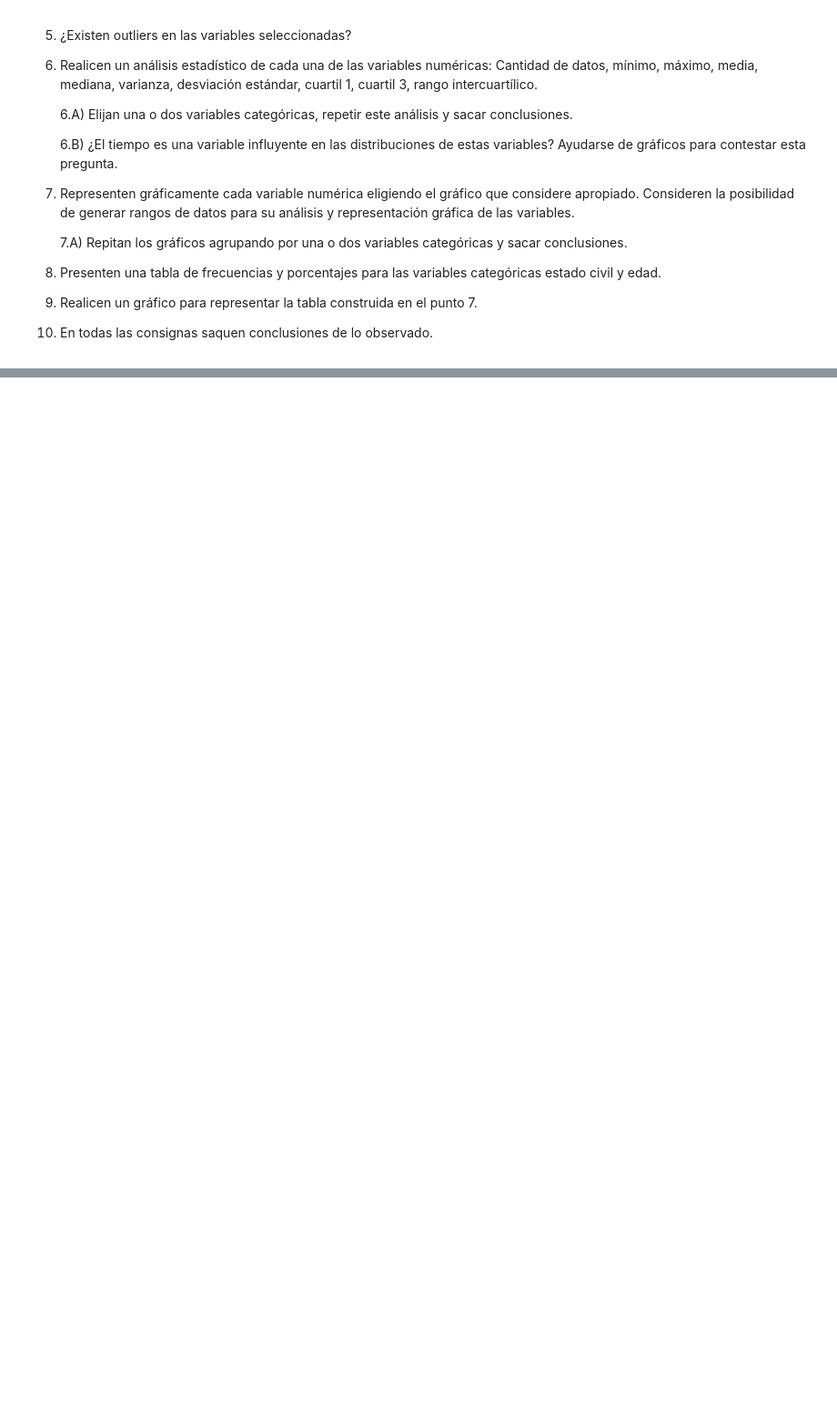
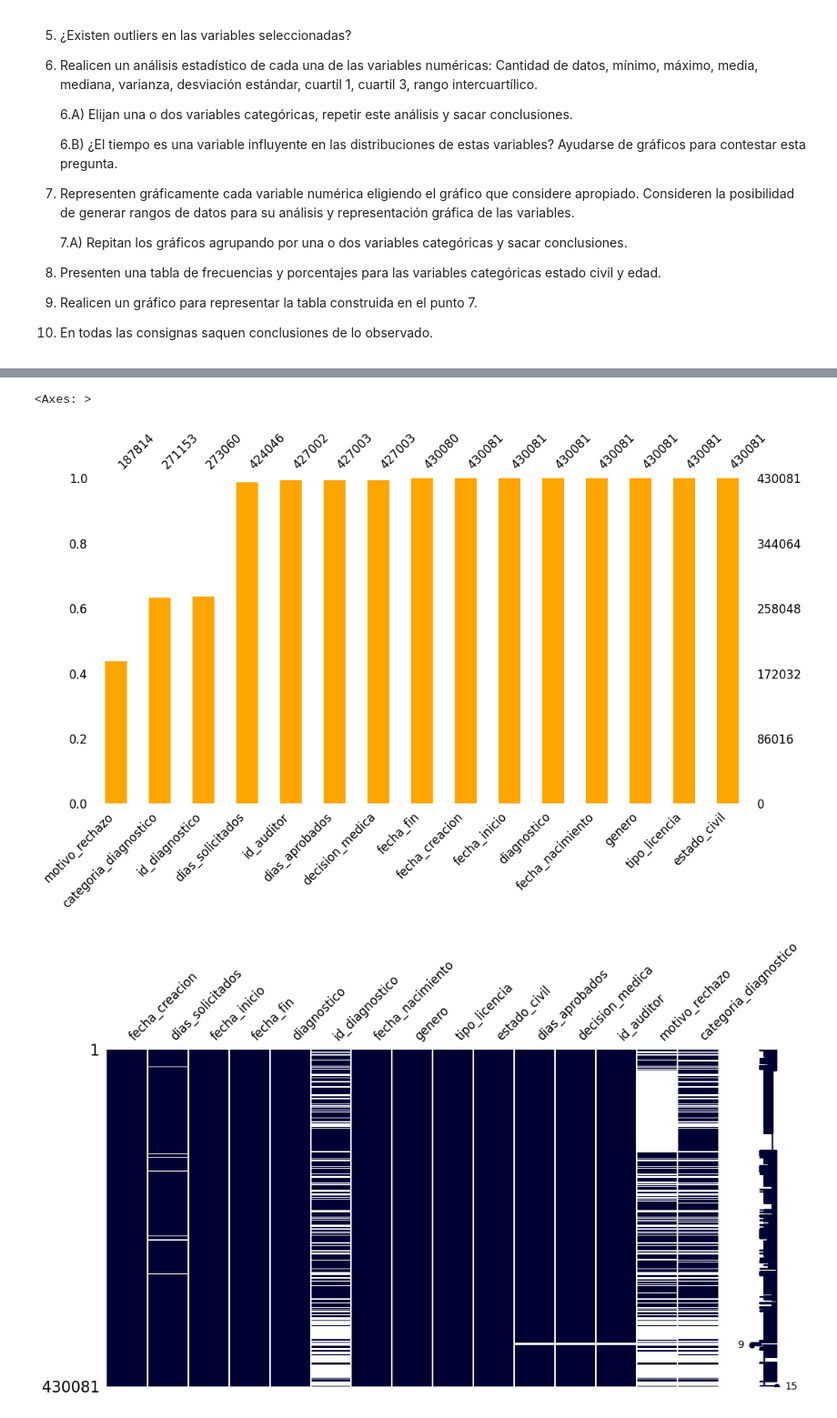
Before and after one commit to grabyc/diplodatos-mentoria, a Jupyter notebook: TP01/TP01_Consignas.ipynb, the cells around one changed output, grey strips where cells are left out. Shown at 91% size. Drawn from its saved outputs; the diff is of its cells as text; code cells hidden in the pictures; blank space fills up the shorter version.

```diff
--- a/TP01/TP01_Consignas.ipynb
+++ b/TP01/TP01_Consignas.ipynb
@@ -50,0 +69,7 @@ df.sort_values(by='fecha_creacion', ascending=True).head(5)
+# %%
+# se crea un dataset con las columnas relevantes
+relevant_columns = ['fecha_creacion', 'dias_solicitados', 'fecha_inicio', 'fecha_fin', 'diagnostico',
+                    'id_diagnostico', 'fecha_nacimiento', 'genero', 'tipo_licencia', 'estado_civil',
+                    'dias_aprobados', 'decision_medica', 'id_auditor', 'motivo_rechazo', 'categoria_diagnostico']
+relev_df = df[relevant_columns]
+relev_df.head()
@@ -50,0 +110,7 @@ df.sort_values(by='fecha_creacion', ascending=True).head(5)
+# %%
+relev_df['fecha_creacion'] = pd.to_datetime(relev_df['fecha_creacion'])
+relev_df['fecha_inicio'] = pd.to_datetime(relev_df['fecha_inicio'])
+relev_df['fecha_fin'] = pd.to_datetime(relev_df['fecha_fin'])
+relev_df['fecha_nacimiento'] = pd.to_datetime(relev_df['fecha_nacimiento'])
+
+relev_df.dtypes
@@ -50,0 +165,10 @@ df.sort_values(by='fecha_creacion', ascending=True).head(5)
+# %%
+import missingno as msno
+
+msno.bar(relev_df,figsize=(12, 6), sort="ascending",fontsize=12, color='orange')
+msno.matrix(relev_df,figsize=(12, 6), fontsize=12, color=[0,0,0.2])
+msno.heatmap(relev_df,figsize=(12, 6), fontsize=12)
+# %% [output]
+<Axes: >
+[figure, added]
+[figure, added]
```
Also changed, not shown: parts of 23 cells of this notebook.
